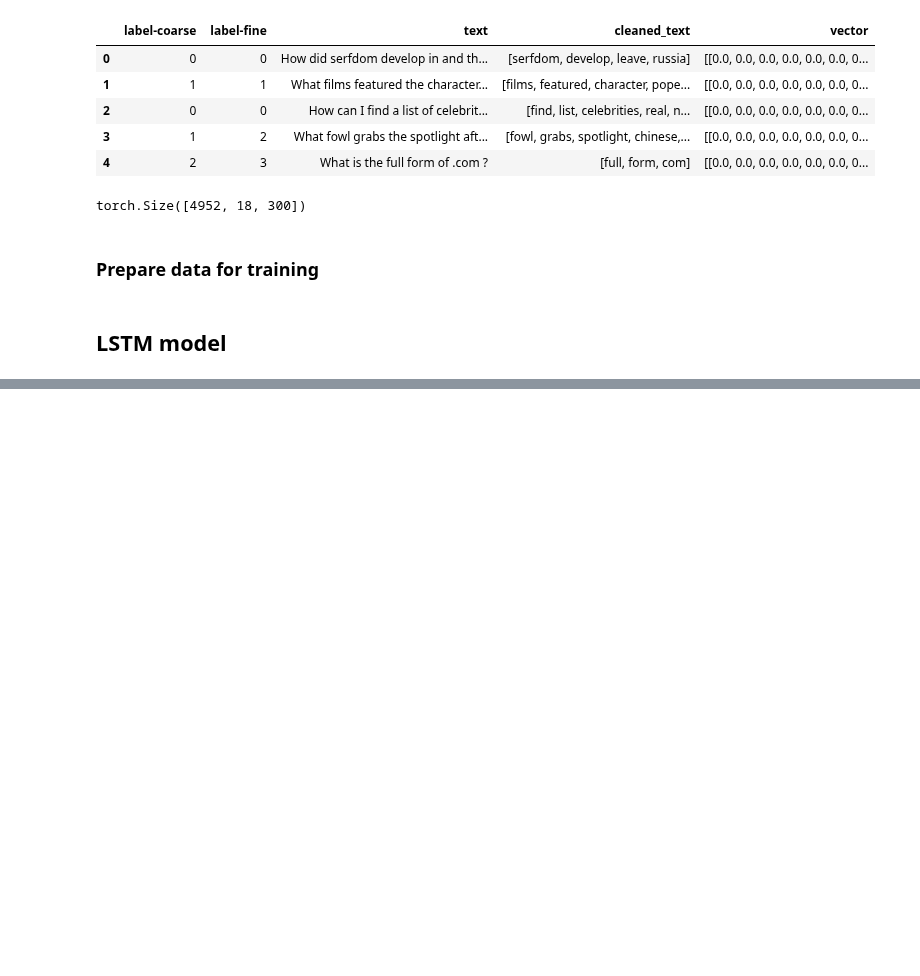
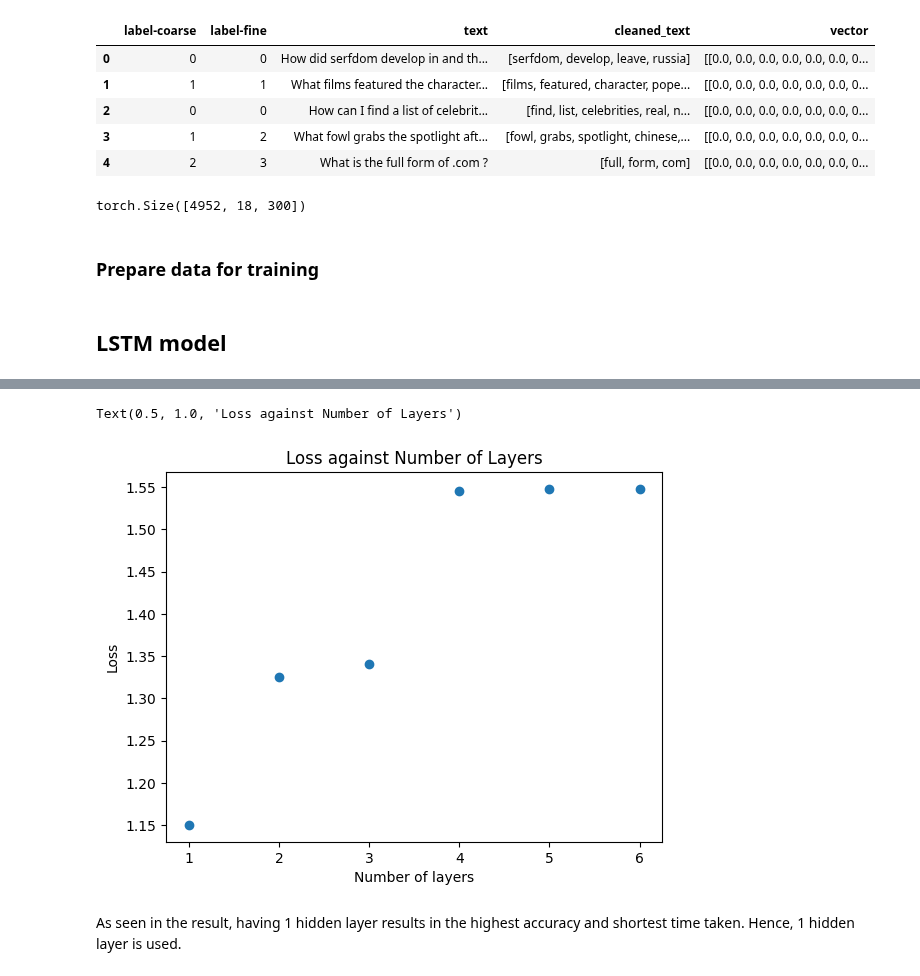
Before and after one commit to gtengwei/CZ4045-NLP-Group-8, a Jupyter notebook: Part 2/Part_2_LSTM_model.ipynb, the cells around one changed output, grey strips where cells are left out. Saved outputs shown, nothing was run; the diff lists cells and outputs as text; code cells hidden in the pictures; blank space fills up the shorter version.

```diff
--- a/Part 2/Part_2_LSTM_model.ipynb
+++ b/Part 2/Part_2_LSTM_model.ipynb
@@ -421,0 +561,11 @@ Text(0.5, 1.0, 'Loss against Batch size')
+# %%
+# Plot dev loss against batch size
+plt.scatter(loss_num_layers.keys(), loss_num_layers.values())
+plt.xlabel("Number of layers")
+plt.ylabel("Loss")
+plt.title("Loss against Number of Layers")
+# %% [output]
+Text(0.5, 1.0, 'Loss against Number of Layers')
+[figure, added]
+# %% [markdown]
+As seen in the result, having 1 hidden layer results in the highest accuracy and shortest time taken. Hence, 1 hidden layer is used.
```
Also changed, not shown: parts of 17 cells of this notebook.
